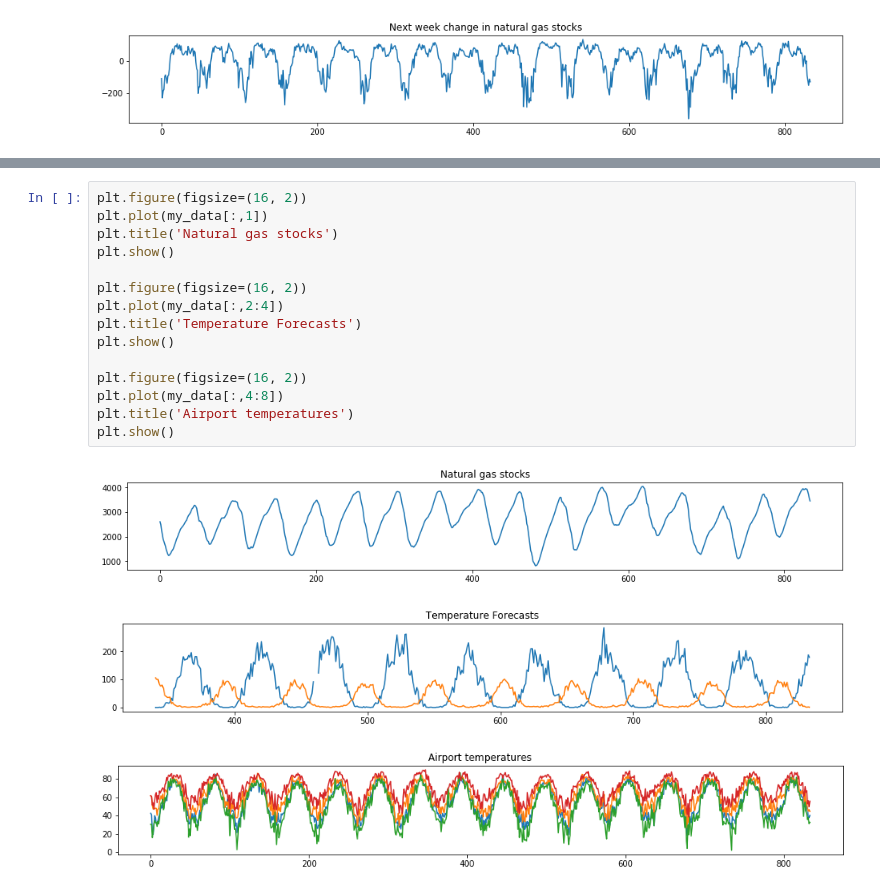
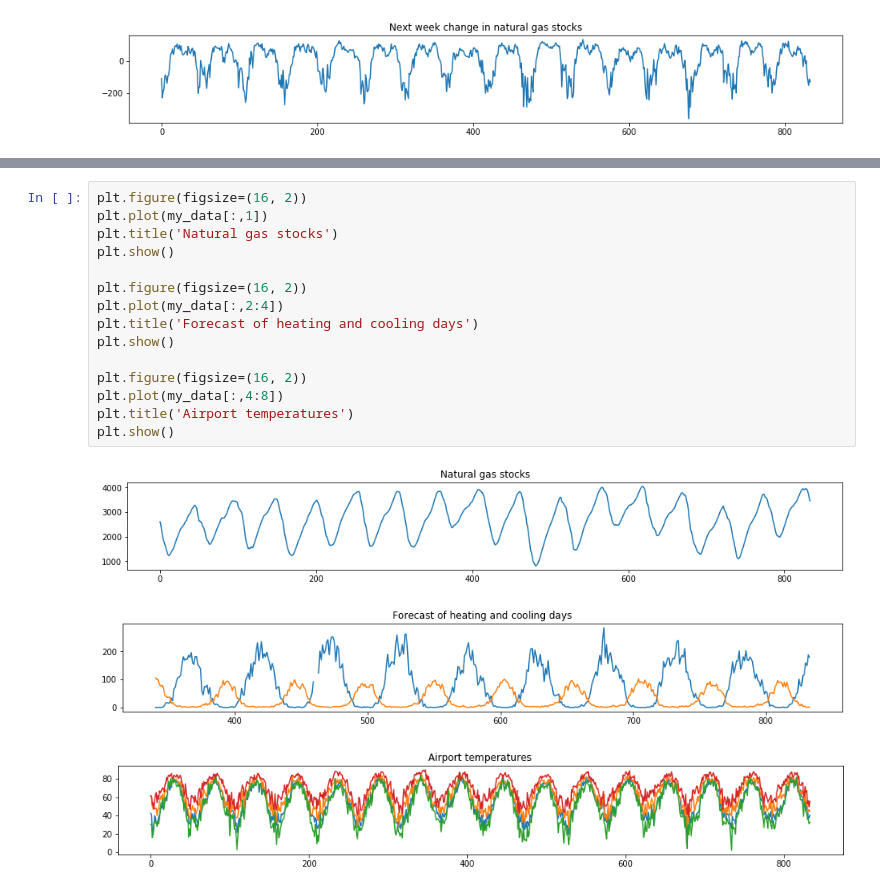
Before and after one commit to KurtButler/AMS520-Project, a Jupyter notebook: Notebooks/Data Overview - Gas.ipynb, the cells around one changed output, grey strips where cells are left out. Saved outputs shown, nothing was run; the diff lists cells and outputs as text.

```diff
--- a/Notebooks/Data Overview - Gas.ipynb
+++ b/Notebooks/Data Overview - Gas.ipynb
@@ -26,19 +29,19 @@ Since the variable of interest is the week-to-week change in natural gas stocks,
 # %%
 plt.figure(figsize=(16, 2))
 plt.plot(my_data[:,1])
 plt.title('Natural gas stocks')
 plt.show()
 
 plt.figure(figsize=(16, 2))
 plt.plot(my_data[:,2:4])
-plt.title('Temperature Forecasts')
+plt.title('Forecast of heating and cooling days')
 plt.show()
 
 plt.figure(figsize=(16, 2))
 plt.plot(my_data[:,4:8])
 plt.title('Airport temperatures')
 plt.show()
 # %% [output]
 [figure]
-[figure, old version]
+[figure, new version]
 [figure]
```
Also changed, not shown: parts of 5 cells of this notebook.
